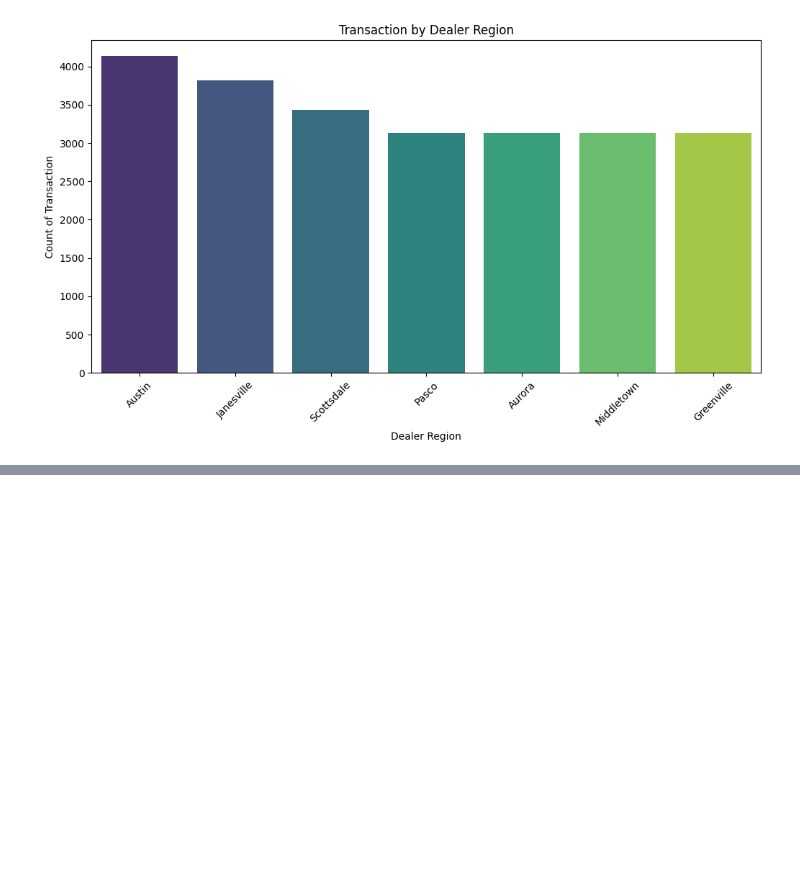
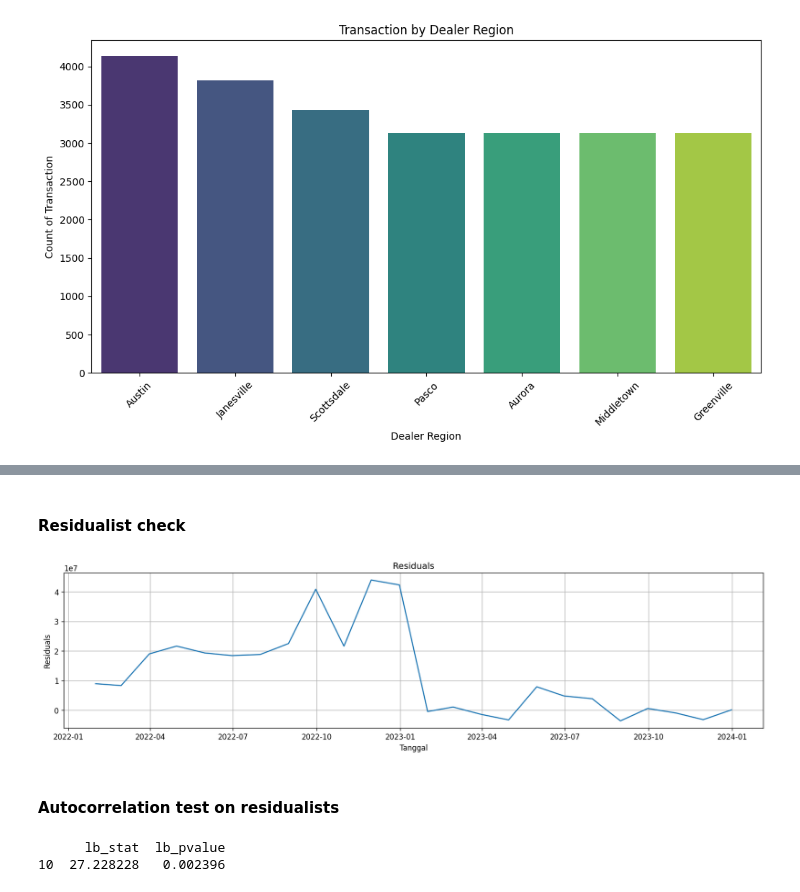
Before and after one commit to MuhammadJundullah/Data-Analysis, a Jupyter notebook: Car Sales Analysis/Car_Sales_Report.ipynb, the cells around one changed output, grey strips where cells are left out. Saved outputs shown, nothing was run; the diff lists cells and outputs as text; code cells hidden in the pictures; blank space fills up the shorter version.

```diff
--- a/Car Sales Analysis/Car_Sales_Report.ipynb
+++ b/Car Sales Analysis/Car_Sales_Report.ipynb
@@ -273,0 +331,26 @@ for category in categories:
+# %% [markdown]
+#### Residualist check
+# %%
+# Plot residuals
+residuals = results.resid
+plt.figure(figsize=(14, 7))
+plt.subplot(2, 1, 1)
+plt.plot(residuals)
+plt.title('Residuals')
+plt.xlabel('Tanggal')
+plt.ylabel('Residuals')
+plt.grid(True)
+plt.tight_layout()
+plt.show()
+# %% [output]
+[figure, added]
+# %% [markdown]
+#### Autocorrelation test on residualists
+# %%
+from statsmodels.stats.diagnostic import acorr_ljungbox
+
+lb_test = acorr_ljungbox(residuals, lags=[10], return_df=True)
+print(lb_test)
+# %% [output]
+      lb_stat  lb_pvalue
+10  27.228228   0.002396
```
Also changed, not shown: parts of 27 cells of this notebook.
